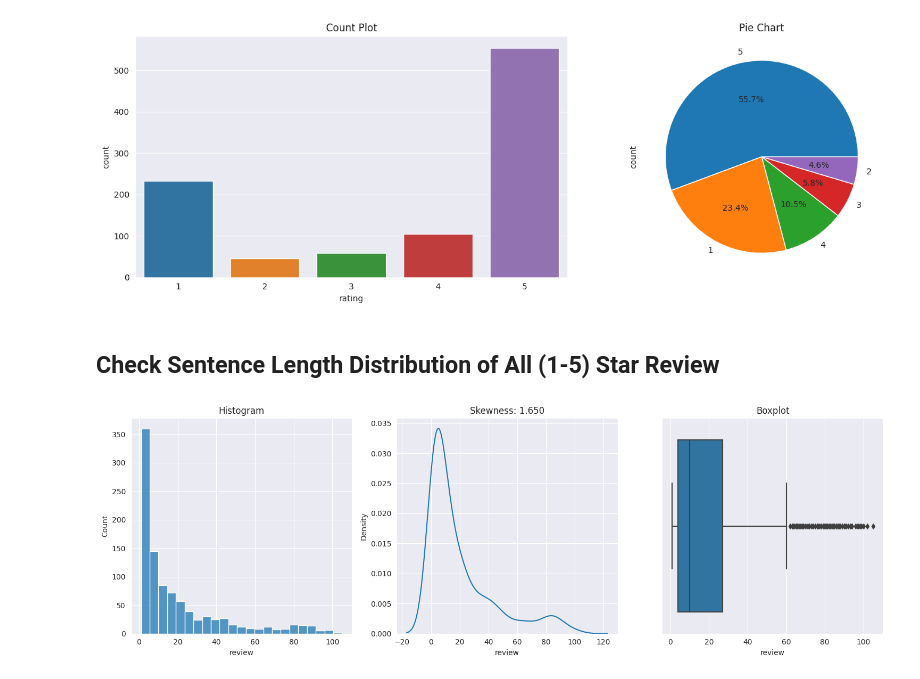
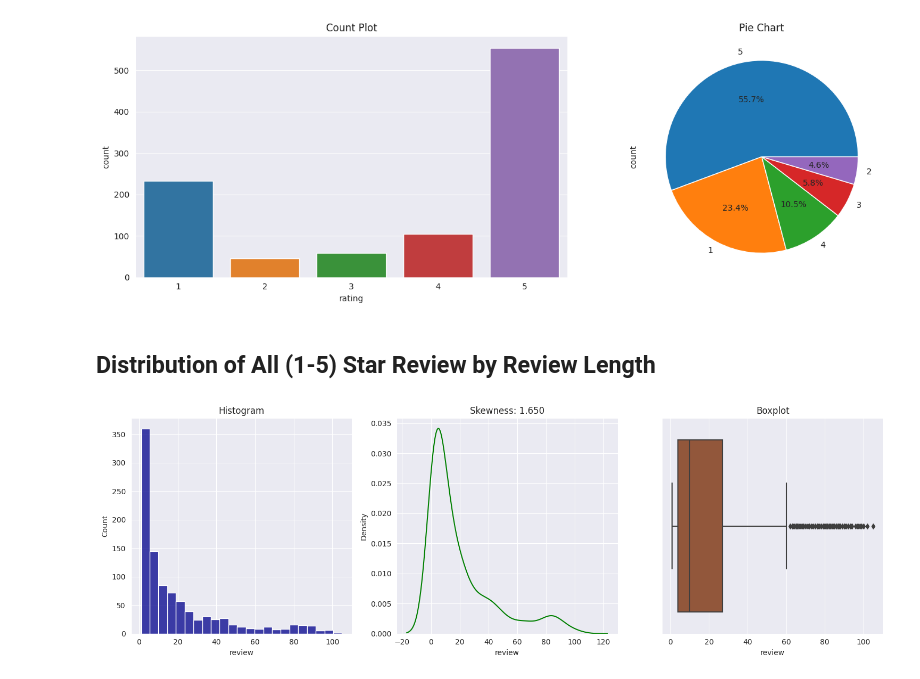
Before and after one commit to SayedShaun/Kaggle, a Jupyter notebook: genshin-impact-reviews-analysis.ipynb, the cells around one changed output. Cells and saved outputs as stored; diff of their text form; code cells hidden in the pictures.

```diff
--- a/genshin-impact-reviews-analysis.ipynb
+++ b/genshin-impact-reviews-analysis.ipynb
@@ -31,7 +32,7 @@ plt.show()
 # %% [output]
 [figure]
 # %% [markdown]
-## Check Sentence Length Distribution of All (1-5) Star Review
+## Distribution of All (1-5) Star Review by Review Length
 # %%
 def plot(df, select_rating=None):
     if select_rating==None:
@@ -50,5 +52,5 @@ def plot(df, select_rating=None):
-# %%
-plot(df)
-# %% [output]
-[figure, removed]
+# %%
+all_review = plot(df)
+# %% [output]
+[figure, added]
 # %% [markdown]
```
Also changed, not shown: parts of 19 cells of this notebook.
